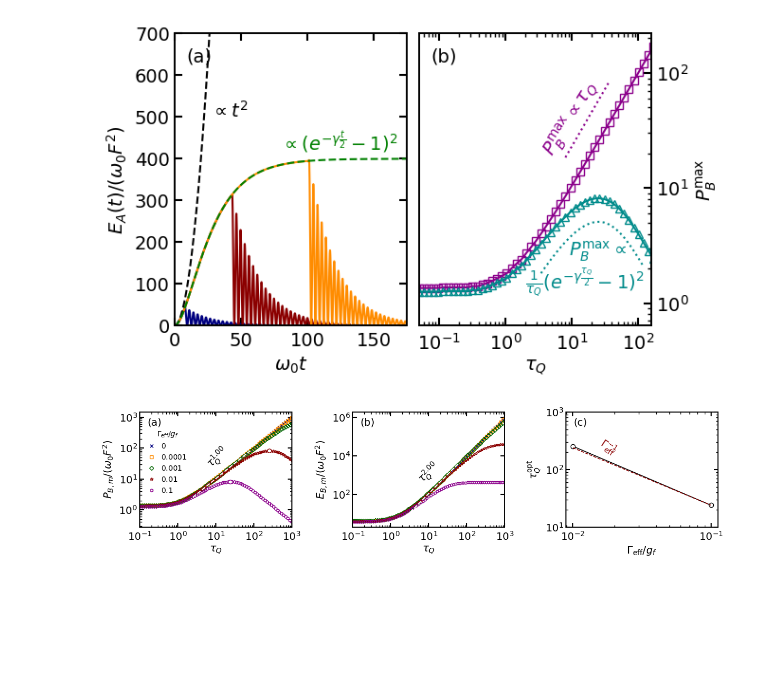
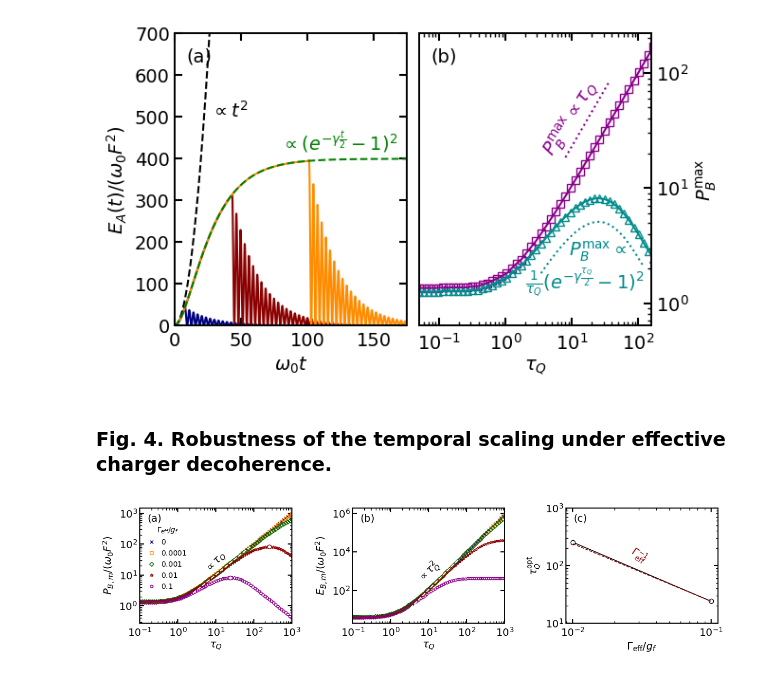
Before and after one commit to BRIN-Q/slow-quench-qbattery, a Jupyter notebook: QuenchedQBs.ipynb, the cells around one changed output. Drawn from its saved outputs; the diff is of its cells as text; code cells hidden in the pictures; blank space fills up the shorter version.

```diff
--- a/QuenchedQBs.ipynb
+++ b/QuenchedQBs.ipynb
@@ -794,6 +794,8 @@ fig.savefig(outdir/"fig3.pdf", bbox_inches="tight")
 fig.savefig(outdir/"fig3.png", dpi=600, bbox_inches="tight")
 # %% [output]
 [figure]
+# %% [markdown]
+### Fig. 4. Robustness of the temporal scaling under effective charger decoherence.
 # %%
 #------------------------------------------------------------------------#
 #  Required Libraries
@@ -951,7 +953,7 @@ anchor_val = P_B_max[0, anchor_idx]/F**2
 guide = anchor_val*(tau_ref/tau_list[anchor_idx])**alpha
 
 ax.plot(tau_ref, guide, linestyle="--", linewidth=1.5, color='white')
-ax.text(5.0, guide[0]*10, rf"$\tau_Q^{{{alpha:.2f}}}$", rotation=45)
+ax.text(5.0, guide[0]*5, rf"$\propto\tau_Q$", rotation=45)
 
 for k, gamma_eff in enumerate(gamma_eff_list):
     idx = int(np.argmax(P_B_max[k]))
@@ -985,7 +987,7 @@ anchor_val_e = E_B_max[0, anchor_idx_e]/F**2
 guide_e = anchor_val_e*(tau_ref_e/tau_list[anchor_idx_e])**energy_alpha
 
 ax.plot(tau_ref_e, guide_e, linestyle="--", linewidth=1.5, color='w')
-ax.text(4.5, guide_e[0]*65, rf"$\tau_Q^{{{energy_alpha:.2f}}}$", rotation=45)
+ax.text(4.5, guide_e[0]*45, rf"$\propto\tau_Q^2$", rotation=45)
 
 ax.set_xscale("log")
 ax.set_yscale("log")
@@ -1011,35 +1013,35 @@ if np.sum(mask) >= 2:
     anchor_tau_opt = tau_opt[mask][len(tau_opt[mask])//2]
     guide_opt = anchor_tau_opt*(g_ref/anchor_g)**(-1.0)
     ax.plot(g_ref, guide_opt, linestyle="--", linewidth=1.15, color='darkred')
-    ax.text(g_ref[0]*1.5, guide_opt[0]*0.78, r"$\Gamma_{\rm eff}^{-1}$",
+    ax.text(g_ref[0]*2.5, guide_opt[0]*0.48, r"$\Gamma_{\rm eff}^{-1}$",
             color='darkred', rotation=-34)
 
 ax.set_xscale("log")
 ax.set_yscale("log")
 ax.set_ylim(1e1,1e3)
 ax.set_xlabel(r"$\Gamma_{\rm eff}/g_f$")
 ax.set_ylabel(r"$\tau_Q^{\rm opt}$")
 ax.text(0.05, 0.95, r"(c)", transform=ax.transAxes, va="top", ha="left")
 
 #------------------------------------------------------------------------#
 #  Legend
 #------------------------------------------------------------------------#
 
 axes[0].legend(
     title          = r"$\Gamma_{\rm eff}/g_f$",
     fontsize       = 10,
     title_fontsize = 10,
     loc            = "upper left",
     bbox_to_anchor = (0.01, 0.90),
     handlelength   = 1,
 )
 
 fig.tight_layout(w_pad=1.2)
 
 #------------------------------------------------------------------------#
 #  Save the figures
 #------------------------------------------------------------------------#
 fig.savefig(outdir/"fig4.pdf", bbox_inches="tight")
 fig.savefig(outdir/"fig4.png", dpi=600, bbox_inches="tight")
 # %% [output]
-[figure, old version]
+[figure, new version]
```
Also changed, not shown: 2 other files.
